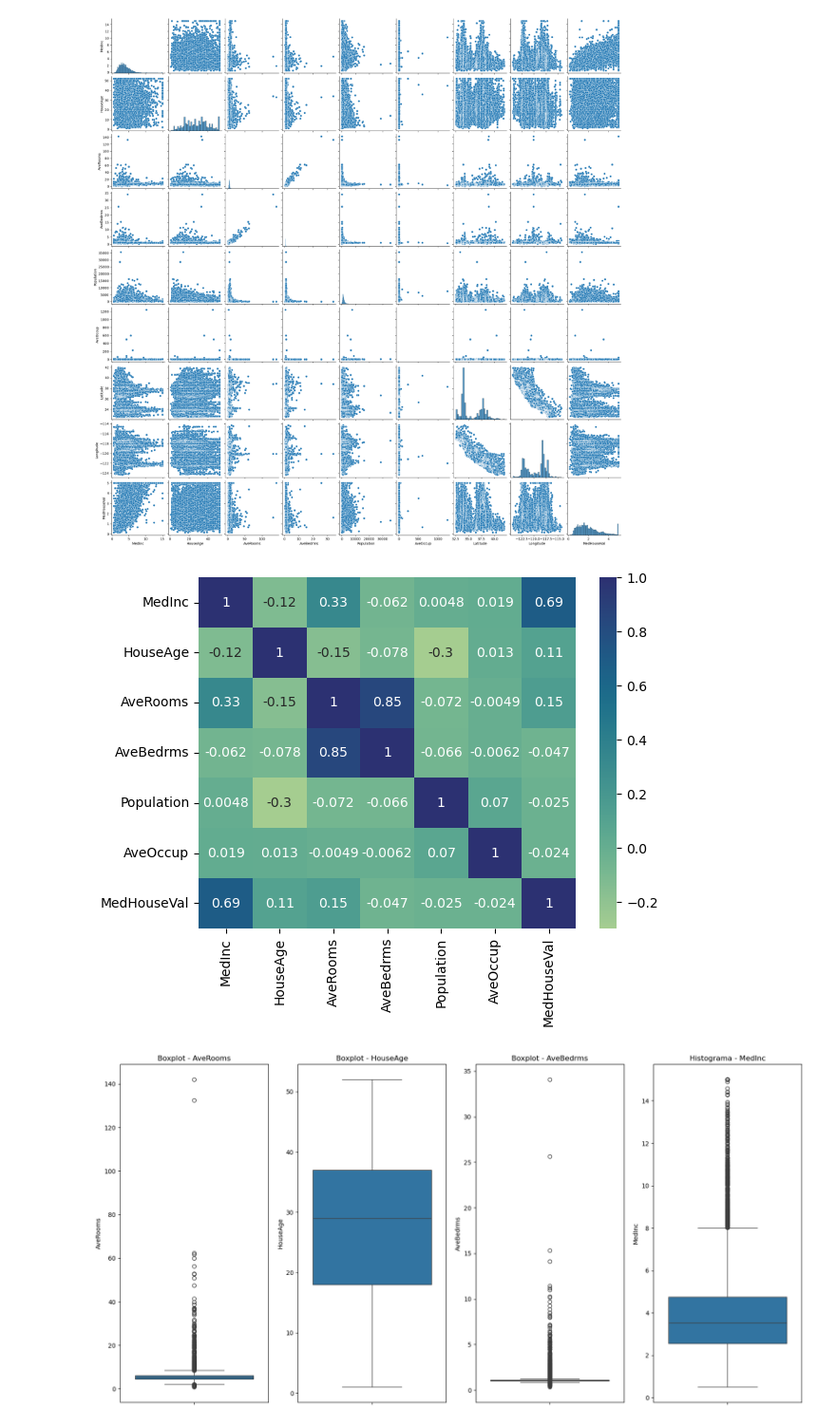
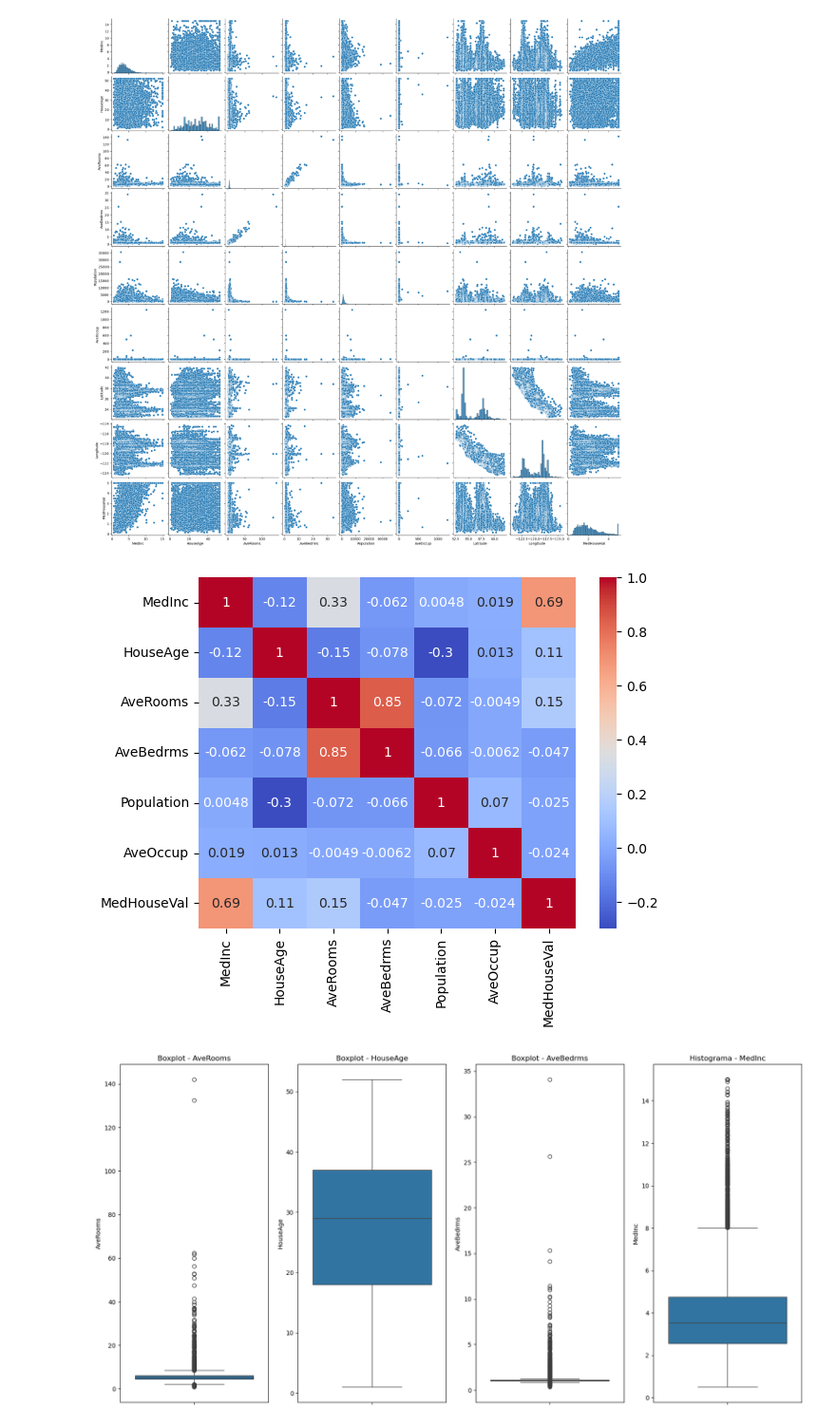
Before and after one commit to GabrielMendes-data/fetch_california_housing, a Jupyter notebook: executer.ipynb, the cells around one changed output. Shown at 95% size. Saved outputs shown, nothing was run; the diff lists cells and outputs as text; code cells hidden in the pictures.

```diff
--- a/executer.ipynb
+++ b/executer.ipynb
@@ -97,9 +93,9 @@ sns.pairplot(df_housing);
 [figure]
 # %%
 #analisar a matriz de correlação (heatmap) retirando colunas de longitude e latitude
-sns.heatmap(df_housing.drop(['Latitude','Longitude'],axis=1).corr(),annot=True, cmap="crest");
+sns.heatmap(df_housing.drop(['Latitude','Longitude'],axis=1).corr(),annot=True, cmap="coolwarm");
 # %% [output]
-[figure, old version]
+[figure, new version]
 # %%
 #definir tamanho da figura
 plt.figure(figsize=(20, 10))
```
Also changed, not shown: parts of 32 cells of this notebook.
